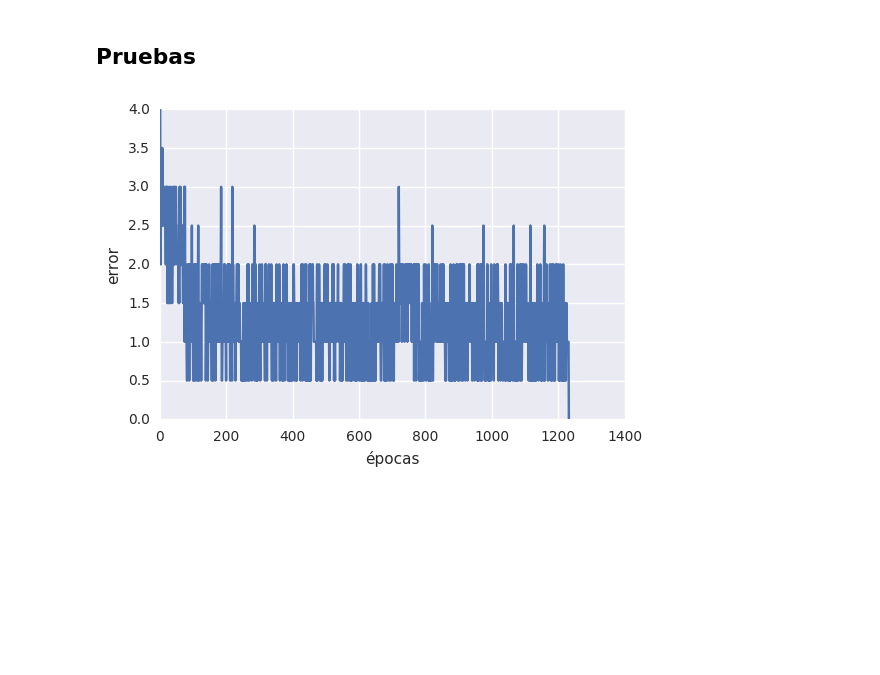
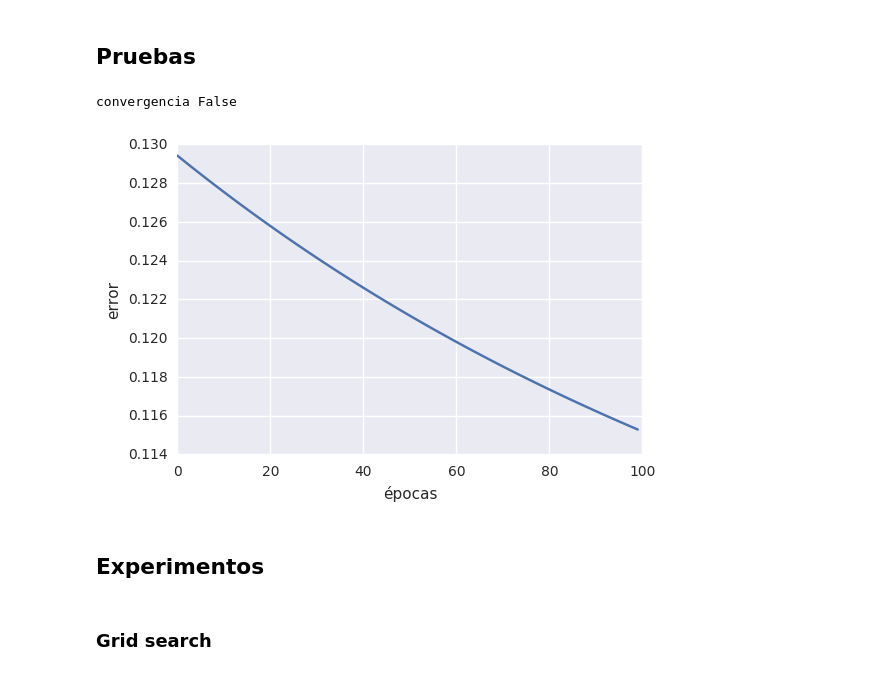
Before and after one commit to redes-neuronales-uba/tp1, a Jupyter notebook: Red neuronal.ipynb, the cells around one changed output. Drawn from its saved outputs; the diff is of its cells as text; code cells hidden in the pictures; blank space fills up the shorter version.

Commit message:
Grid search primer ejercicio

```diff
--- a/Red neuronal.ipynb
+++ b/Red neuronal.ipynb
@@ -16,8 +16,8 @@ def distribución_uniforme(menor=-.5, mayor=.5):
 # %% [markdown]
 Funciones de costo para calcular el error.
 # %%
-def error_cuadrático(objetivo, predicción):
-    return np.sum( (objetivo - predicción)**2 ) / 2
+def error_cuadrático_medio(objetivo, predicción):
+    return np.mean( (objetivo - predicción)**2 ) / 2
 # %% [markdown]
 Funciones de activación con sus derivadas. Son generadores que se inicializan con los parámetros de la función, devuelven la función y su derivada, ambas deben aceptar como argumento un arreglo de Numpy.
 # %%
@@ -31,6 +31,21 @@ def escalón():
 def identidad():
     f = lambda x: x
     d = lambda x: 1
+
+    return f, d
+
+
+def relu():
+    f = lambda x: np.maximum(0, x)
+    d = lambda x: np.piecewise(x, [x <= 0, x > 0], [0, 1])
+
+    return f, d
+
+
+# leaky ReLU, la derivada para x <= 0 no es nula sino un valor pequeño
+def lrelu():
+    f = lambda x: np.maximum(0, x)
+    d = lambda x: np.piecewise(x, [x <= 0, x > 0], [0.01, 1])
 
     return f, d
 
@@ -127,12 +142,9 @@ class Sinapsis:
     def __init__(self, origen, destino, inicialización):
         self.origen  = origen
         self.destino = destino
-        self.inicialización = inicialización
-        self.forma   = (origen.unidades + 1, destino.unidades)
 
-
-    def inicializar(self):
-        self.W = self.inicialización(self.forma)
+        forma  = (origen.unidades + 1, destino.unidades)
+        self.W = inicialización(forma)
 
 
     def propagar(self):
@@ -155,6 +167,8 @@ class Sinapsis:
 Las siguientes funciones se utilizan durante el entrenamiento.
 # %%
 def lotes(X, y, n):
+    if n < 1: n = len(X)
+
     for i in range(0, len(X), n):
         yield X[i:i+n], y[i:i+n]
 
@@ -254,6 +305,10 @@ rn = Red( ('entrada', identidad, 2), ('oculta', logística, 2), ('salida', escal
 # %%
-rn.entrenar(X, y, épocas=10000)
-
+rn = Red().fit(X, y)
+print('convergencia', rn.convergencia)
 graficar(rn.evolución_error)
+#plt.savefig('error.png')
 # %% [output]
+convergencia False
-[figure, old version]
+[figure, new version]
+# %% [markdown]
+## Experimentos
@@ -259,0 +352,2 @@ graficar(rn.evolución_error)
+# %% [markdown]
+### Grid search
```
Also changed, not shown: parts of 8 cells of this notebook, 4 other files.
